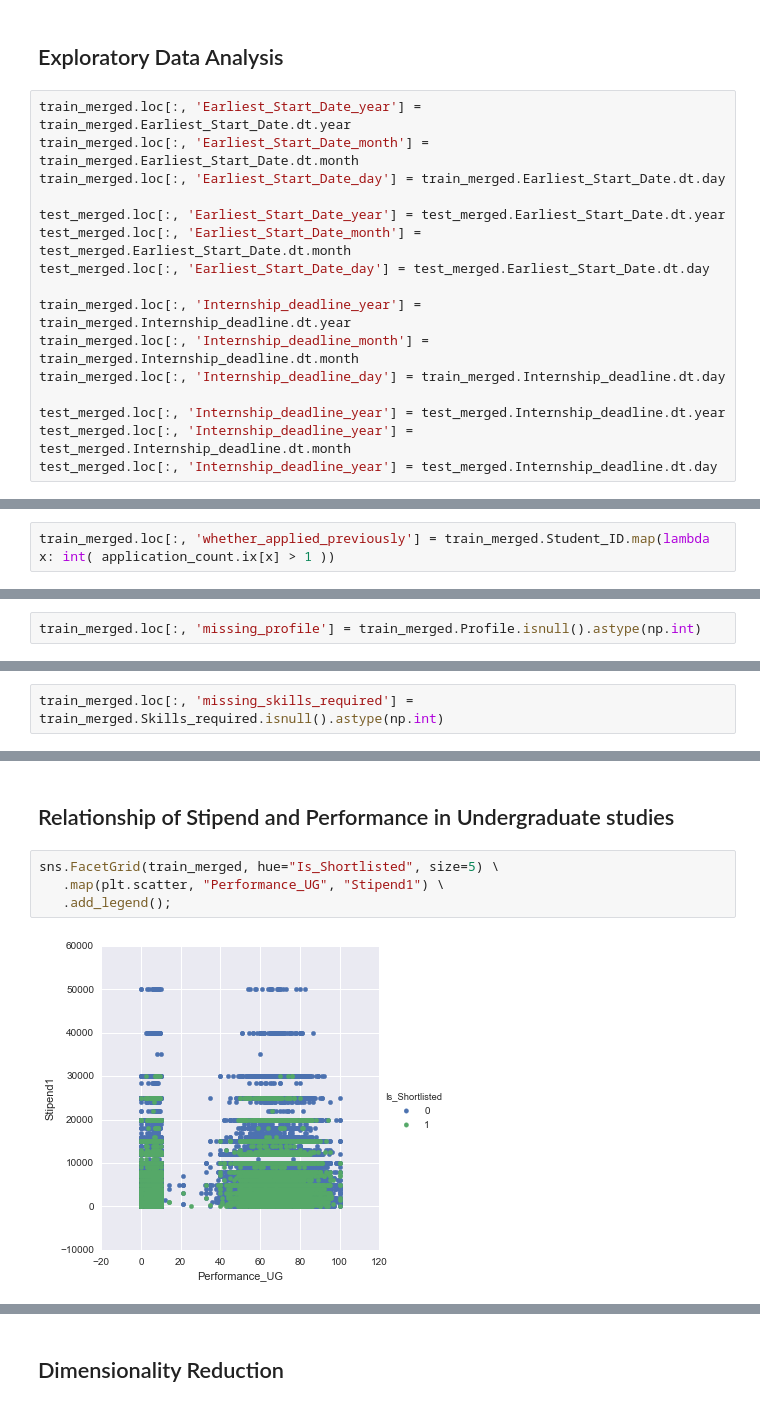
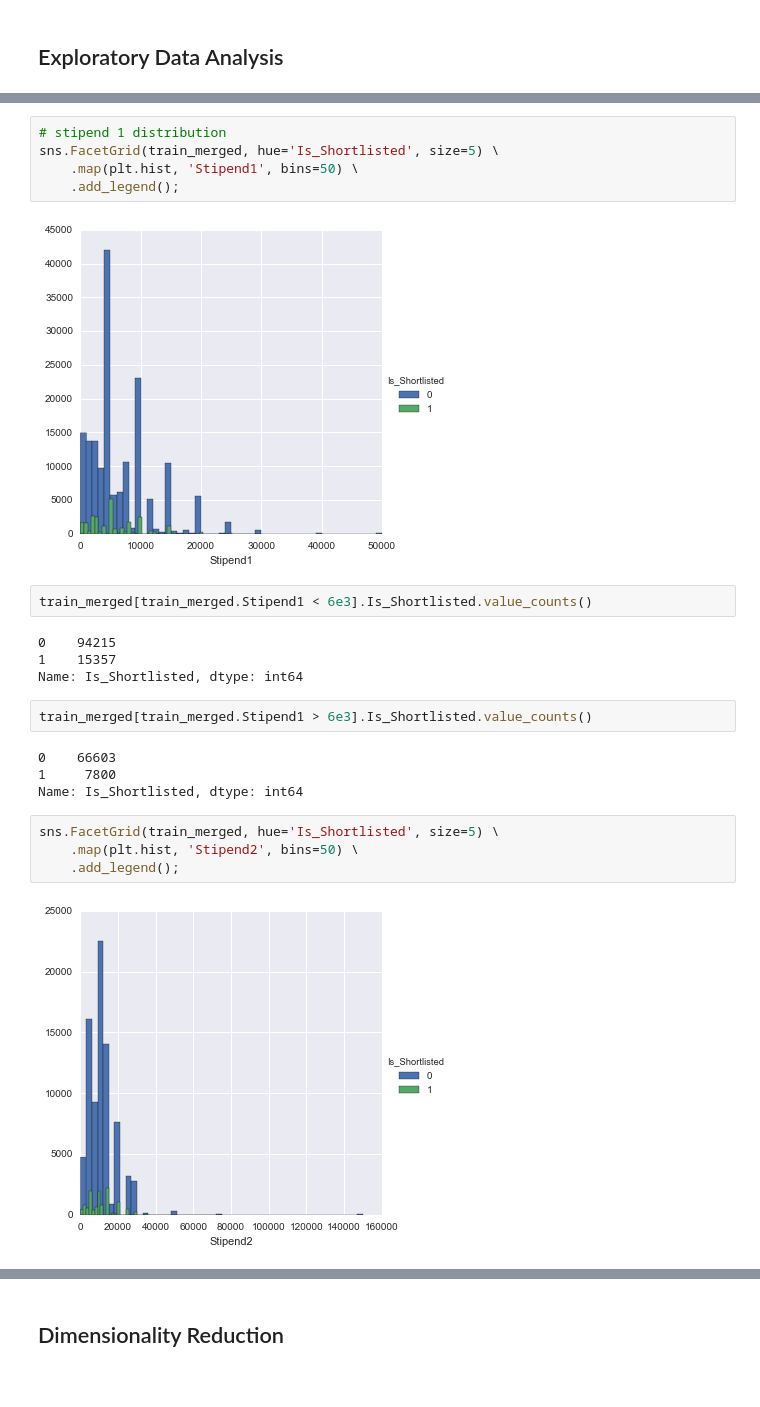
Before and after one commit to numb3r33/av-practice, a Jupyter notebook: date-your_data/notebooks/Date_Your_Data - Exploratory Data Analysis.ipynb, the cells around one changed output, grey strips where cells are left out. Saved outputs shown, nothing was run; the diff lists cells and outputs as text.

```diff
--- a/date-your_data/notebooks/Date_Your_Data - Exploratory Data Analysis.ipynb
+++ b/date-your_data/notebooks/Date_Your_Data - Exploratory Data Analysis.ipynb
@@ -55,18 +59,2 @@ Name: Is_Shortlisted, dtype: int64
 # %% [markdown]
 ## Exploratory Data Analysis
-# %%
-train_merged.loc[:, 'Earliest_Start_Date_year'] = train_merged.Earliest_Start_Date.dt.year
-train_merged.loc[:, 'Earliest_Start_Date_month'] = train_merged.Earliest_Start_Date.dt.month
-train_merged.loc[:, 'Earliest_Start_Date_day'] = train_merged.Earliest_Start_Date.dt.day
-
-test_merged.loc[:, 'Earliest_Start_Date_year'] = test_merged.Earliest_Start_Date.dt.year
-test_merged.loc[:, 'Earliest_Start_Date_month'] = test_merged.Earliest_Start_Date.dt.month
-test_merged.loc[:, 'Earliest_Start_Date_day'] = test_merged.Earliest_Start_Date.dt.day
-
-train_merged.loc[:, 'Internship_deadline_year'] = train_merged.Internship_deadline.dt.year
-train_merged.loc[:, 'Internship_deadline_month'] = train_merged.Internship_deadline.dt.month
-train_merged.loc[:, 'Internship_deadline_day'] = train_merged.Internship_deadline.dt.day
-
-test_merged.loc[:, 'Internship_deadline_year'] = test_merged.Internship_deadline.dt.year
-test_merged.loc[:, 'Internship_deadline_year'] = test_merged.Internship_deadline.dt.month
-test_merged.loc[:, 'Internship_deadline_year'] = test_merged.Internship_deadline.dt.day
@@ -123,2 +60,0 @@ train_merged.groupby(['Student_ID', 'Is_Shortlisted']).size().unstack(1).fillna(
-# %%
-train_merged.loc[:, 'whether_applied_previously'] = train_merged.Student_ID.map(lambda x: int( application_count.ix[x] > 1 ))
@@ -136,2 +60,0 @@ dtype: int64
-# %%
-train_merged.loc[:, 'missing_profile'] = train_merged.Profile.isnull().astype(np.int)
@@ -149,2 +60,0 @@ dtype: int64
-# %%
-train_merged.loc[:, 'missing_skills_required'] = train_merged.Skills_required.isnull().astype(np.int)
@@ -183,8 +61,25 @@ train_merged[['Internship_Profile', 'Profile', 'Skills_required' ,'Is_Shortliste
-# %% [markdown]
-## Relationship of Stipend and Performance in Undergraduate studies
+# %%
+# stipend 1 distribution
+sns.FacetGrid(train_merged, hue='Is_Shortlisted', size=5) \
+    .map(plt.hist, 'Stipend1', bins=50) \
+    .add_legend();
+# %% [output]
+[figure, added]
+# %%
+train_merged[train_merged.Stipend1 < 6e3].Is_Shortlisted.value_counts()
+# %% [output]
+0    94215
+1    15357
+Name: Is_Shortlisted, dtype: int64
+# %%
+train_merged[train_merged.Stipend1 > 6e3].Is_Shortlisted.value_counts()
+# %% [output]
+0    66603
+1     7800
+Name: Is_Shortlisted, dtype: int64
 # %%
-sns.FacetGrid(train_merged, hue="Is_Shortlisted", size=5) \
-   .map(plt.scatter, "Performance_UG", "Stipend1") \
-   .add_legend();
+sns.FacetGrid(train_merged, hue='Is_Shortlisted', size=5) \
+    .map(plt.hist, 'Stipend2', bins=50) \
+    .add_legend();
 # %% [output]
-[figure, old version]
+[figure, new version]
```
Also changed, not shown: parts of 38 cells of this notebook, 1 other file.
